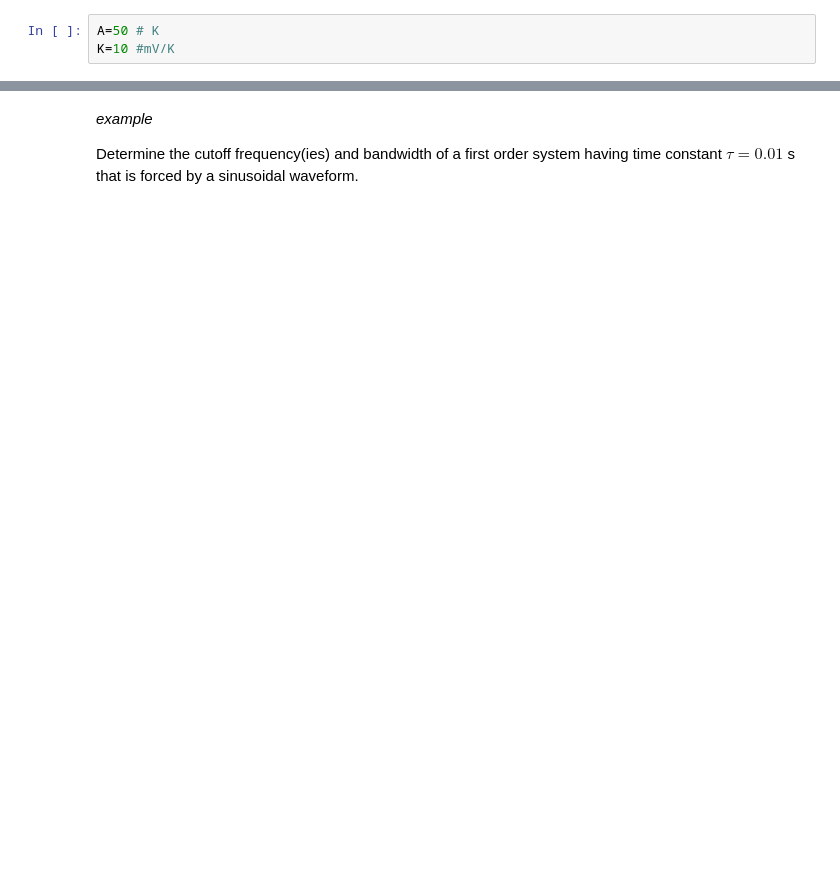
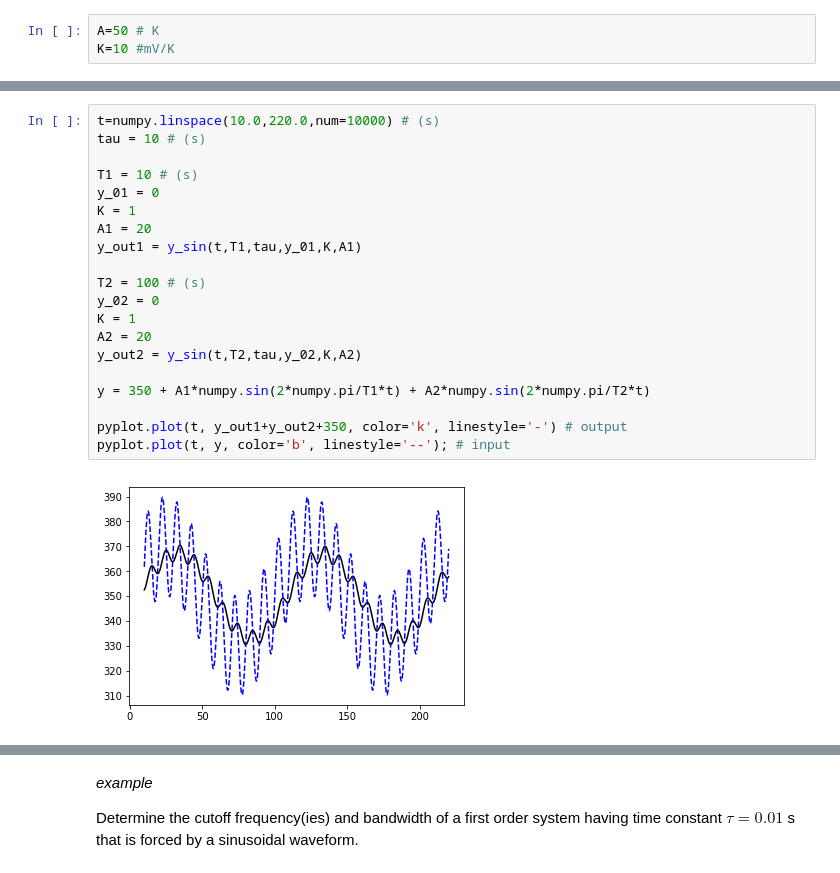
Before and after one commit to bardet/GWU-MAE3120_2020, a Jupyter notebook: Lectures/01_DynamicSystemsResponse.ipynb, the cells around one changed output, grey strips where cells are left out. Saved outputs shown, nothing was run; the diff lists cells and outputs as text; blank space fills up the shorter version.

```diff
--- a/Lectures/01_DynamicSystemsResponse.ipynb
+++ b/Lectures/01_DynamicSystemsResponse.ipynb
@@ -205,3 +223,25 @@ K=10 #mV/K
+# %%
+t=numpy.linspace(10.0,220.0,num=10000) # (s)
+tau = 10 # (s)
+
+T1 = 10 # (s)
+y_01 = 0
+K = 1
+A1 = 20
+y_out1 = y_sin(t,T1,tau,y_01,K,A1)
+
+T2 = 100 # (s)
+y_02 = 0
+K = 1
+A2 = 20
+y_out2 = y_sin(t,T2,tau,y_02,K,A2)
+
+y = 350 + A1*numpy.sin(2*numpy.pi/T1*t) + A2*numpy.sin(2*numpy.pi/T2*t)
+
+pyplot.plot(t, y_out1+y_out2+350, color='k', linestyle='-') # output
+pyplot.plot(t, y, color='b', linestyle='--'); # input
+# %% [output]
+[figure, added]
 # %% [markdown]
 ### deciBel and bandwidth
 
```
Also changed, not shown: parts of 8 cells of this notebook.
